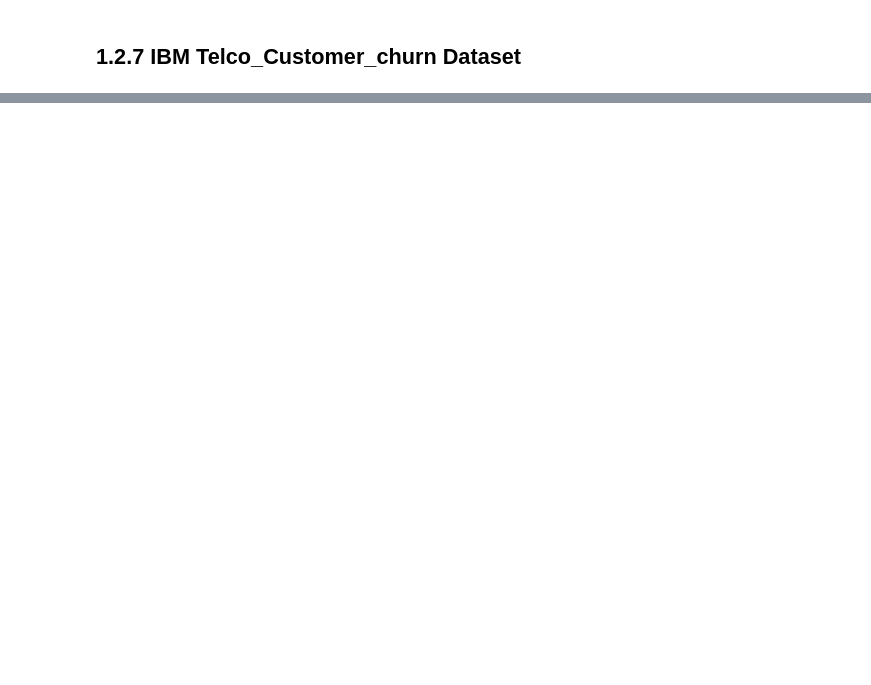
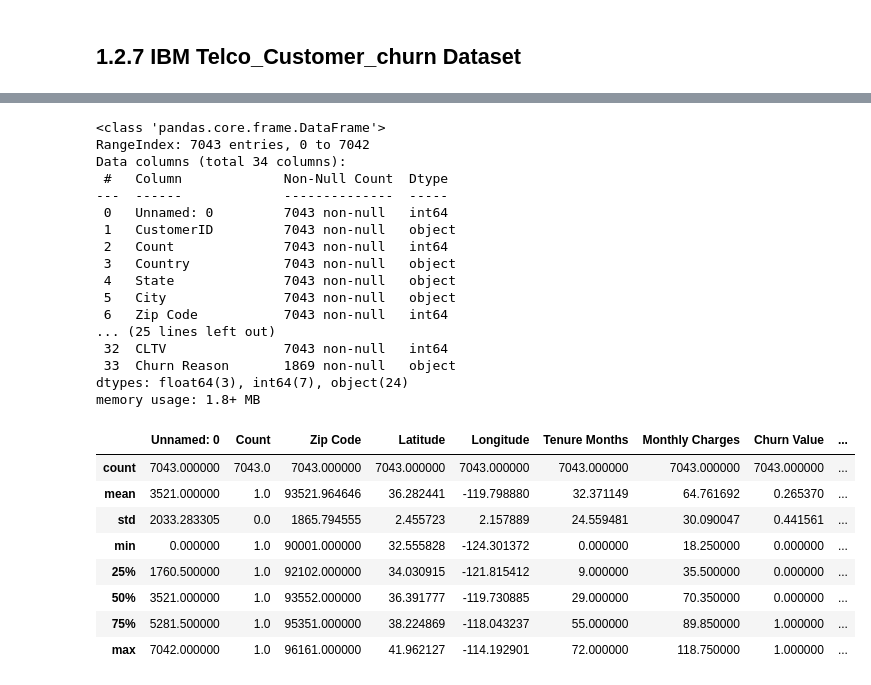
Before and after one commit to eelisee/telco-customer-churn, a Jupyter notebook: 3_preprocessing/1_understanding_data.ipynb, the cells around one changed output, grey strips where cells are left out. Drawn from its saved outputs; the diff is of its cells as text; code cells hidden in the pictures; blank space fills up the shorter version.

```diff
--- a/3_preprocessing/preprocessing.ipynb
+++ b/3_preprocessing/1_understanding_data.ipynb
@@ -1277,0 +715,14 @@ The dataset is split using a fixed random state to ensure reproducibility. The t
+# %%
+# Load the services dataset
+telcocustomerc_file_path = '../2_data/original_data/Telecommunications_Industry/Telco_customer_churn.xlsx'
+csv_file_path = '../2_data/Telco_customer_churn_telcocustomerc.csv'
+df_telcocustomerc = pd.read_excel(telcocustomerc_file_path)
+
+# Save the services dataset to a CSV file
+df_telcocustomerc.to_csv(csv_file_path)
+
+# Load the services dataset from the CSV file
+df_telcocustomerc = pd.read_csv(csv_file_path)
+
+# Display the first few rows of the services dataset
+df_telcocustomerc.head()
@@ -1277,0 +736,33 @@ The dataset is split using a fixed random state to ensure reproducibility. The t
+# %%
+# Display a concise summary of the demographics DataFrame
+df_telcocustomerc.info()
+
+# Get statistical summaries of the numerical columns in the demographics DataFrame
+df_telcocustomerc.describe()
+# %% [output]
+<class 'pandas.core.frame.DataFrame'>
+RangeIndex: 7043 entries, 0 to 7042
+Data columns (total 34 columns):
+ #   Column             Non-Null Count  Dtype
+---  ------             --------------  -----
+ 0   Unnamed: 0         7043 non-null   int64
+ 1   CustomerID         7043 non-null   object
+ 2   Count              7043 non-null   int64
+ 3   Country            7043 non-null   object
+ 4   State              7043 non-null   object
+ 5   City               7043 non-null   object
+ 6   Zip Code           7043 non-null   int64
+... (25 lines left out)
+ 32  CLTV               7043 non-null   int64
+ 33  Churn Reason       1869 non-null   object
+dtypes: float64(3), int64(7), object(24)
+memory usage: 1.8+ MB
+|  | Unnamed: 0 | Count | Zip Code | Latitude | Longitude | Tenure Months | Monthly Charges | Churn Value | ... |
+| count | 7043.000000 | 7043.0 | 7043.000000 | 7043.000000 | 7043.000000 | 7043.000000 | 7043.000000 | 7043.000000 | ... |
+| mean | 3521.000000 | 1.0 | 93521.964646 | 36.282441 | -119.798880 | 32.371149 | 64.761692 | 0.265370 | ... |
+| std | 2033.283305 | 0.0 | 1865.794555 | 2.455723 | 2.157889 | 24.559481 | 30.090047 | 0.441561 | ... |
+| min | 0.000000 | 1.0 | 90001.000000 | 32.555828 | -124.301372 | 0.000000 | 18.250000 | 0.000000 | ... |
+| 25% | 1760.500000 | 1.0 | 92102.000000 | 34.030915 | -121.815412 | 9.000000 | 35.500000 | 0.000000 | ... |
+| 50% | 3521.000000 | 1.0 | 93552.000000 | 36.391777 | -119.730885 | 29.000000 | 70.350000 | 0.000000 | ... |
+| 75% | 5281.500000 | 1.0 | 95351.000000 | 38.224869 | -118.043237 | 55.000000 | 89.850000 | 1.000000 | ... |
+| max | 7042.000000 | 1.0 | 96161.000000 | 41.962127 | -114.192901 | 72.000000 | 118.750000 | 1.000000 | ... |
```
Also changed, not shown: parts of 65 cells of this notebook, 3 other files.
